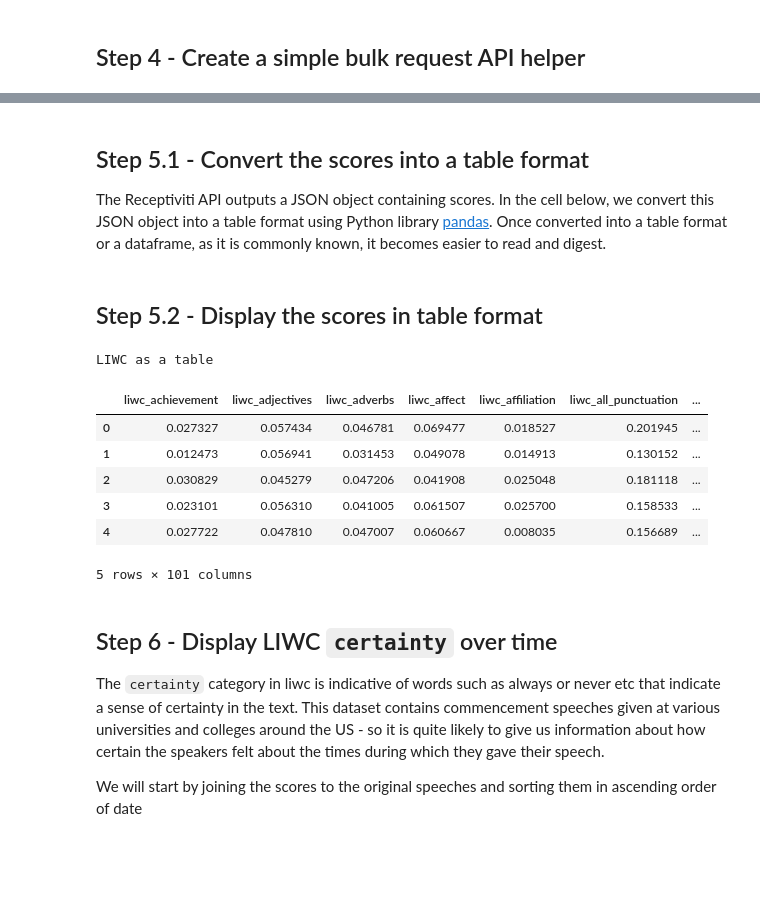
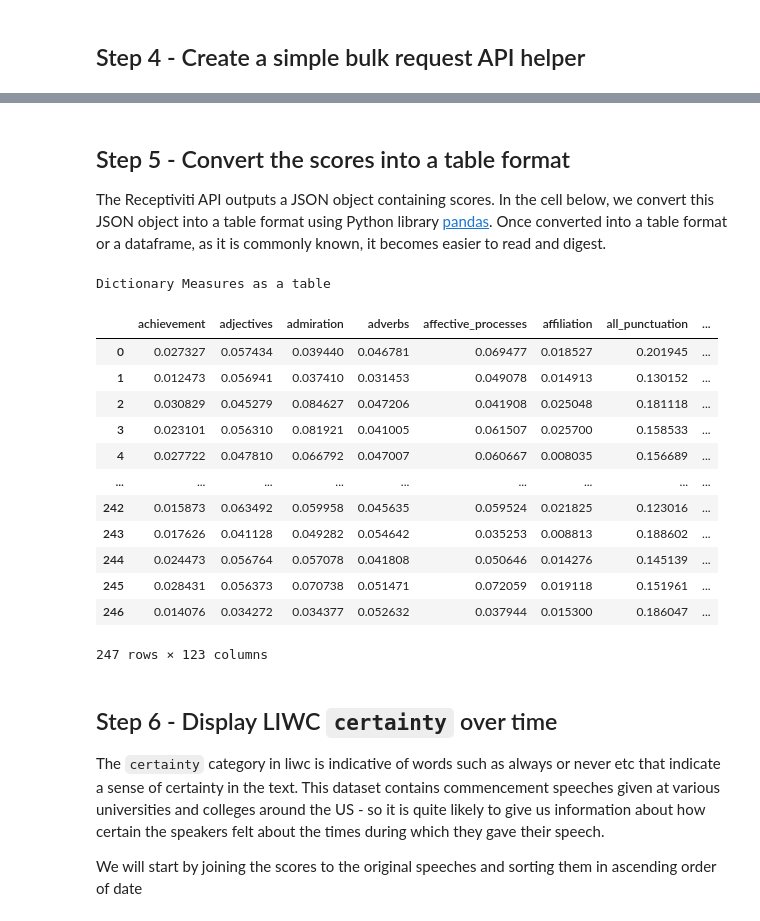
Before and after one commit to Receptiviti/api_tutorials_demos, a Jupyter notebook: tutorials/python/Aggregating LIWC Scores.ipynb, the cells around one changed output, grey strips where cells are left out. Saved outputs shown, nothing was run; the diff lists cells and outputs as text; code cells hidden in the pictures; blank space fills up the shorter version.

Commit message:
YARP-337 Updated Aggregating liwc scores

```diff
--- a/tutorials/python/Aggregating LIWC Scores.ipynb
+++ b/tutorials/python/Aggregating LIWC Scores.ipynb
@@ -94,43 +106,44 @@ print(json.dumps(results, indent=4)[0:10000])
 # %% [markdown]
-## Step 5.1 -  Convert the scores into a table format
+## Step 5 -  Convert the scores into a table format
 
 The Receptiviti API outputs a JSON object containing scores. In the cell below, we convert this JSON object into a table format using Python library [pandas](http://pandas.pydata.org/). Once converted into a table format or a dataframe, as it is commonly known, it becomes easier to read and digest.
-# %%
-import pandas as pd
-
-def convert_scores_to_table(results):
-    liwc_scores, sallee_scores = [], []
-    if len(results)>0:
-        for result in results['results']:
-            if 'liwc' in result:
-                # Pull out liwc scores
-                liwc = {'liwc_'+k:v for k,v in result['liwc']['scores']['categories'].items()}
-                liwc.update({'liwc_'+k:v for k,v in result['liwc']['scores'].items() if k!='categories'})
-                liwc.update({'summary_'+k:v for k,v in result['summary'].items()})
-                liwc_scores.append(liwc)
-
-            if 'sallee' in result:
-                # Pull out sallee scores
-                sallee = {'sallee_' + k: float(v) for k,v in result['sallee']['scores']['emotions'].items()}
-                sallee.update({'sallee_' + k: float(v) for k,v in result['sallee']['scores'].items() if k!='emotions'})
-                sallee.update({'summary_'+k:v for k,v in result['summary'].items()})
-                sallee_scores.append(sallee)
-    return (pd.DataFrame(liwc_scores), pd.DataFrame(sallee_scores))
-# %% [markdown]
-## Step 5.2 - Display the scores in table format
-# %%
-liwc_df, sallee_df = convert_scores_to_table(results)
-print("LIWC as a table")
-display(liwc_df.head())
-# %% [output]
-LIWC as a table
-|  | liwc_achievement | liwc_adjectives | liwc_adverbs | liwc_affect | liwc_affiliation | liwc_all_punctuation | ... |
-| 0 | 0.027327 | 0.057434 | 0.046781 | 0.069477 | 0.018527 | 0.201945 | ... |
-| 1 | 0.012473 | 0.056941 | 0.031453 | 0.049078 | 0.014913 | 0.130152 | ... |
-| 2 | 0.030829 | 0.045279 | 0.047206 | 0.041908 | 0.025048 | 0.181118 | ... |
-| 3 | 0.023101 | 0.056310 | 0.041005 | 0.061507 | 0.025700 | 0.158533 | ... |
-| 4 | 0.027722 | 0.047810 | 0.047007 | 0.060667 | 0.008035 | 0.156689 | ... |
-5 rows × 101 columns
+# %%
+import pandas as pd
+from IPython.display import Markdown
+
+def convert_scores_to_table(results):
+    dictionary_measures = []
+    if len(results)>0:
+        for result in results['results']:
+            if 'dictionary_measures' in result:
+                # Pull out dictionary_measures
+                measures = result['dictionary_measures']
+                measures.update(result['summary'])
+                dictionary_measures.append(measures)
+    return pd.DataFrame(dictionary_measures)
+
+bulk_dictionary_measures_df = convert_scores_to_table(results)
+print("Dictionary Measures as a table")
+if len(bulk_dictionary_measures_df)>0:
+    display(bulk_dictionary_measures_df)
+else:
+    display(Markdown("### **Your plan does not appear to include the LIWC package. If you are interested in adding the LIWC Package to your plan, please [contact us](http://dashboard.receptiviti.com/contact).**<br/>"))
+    display(Markdown("[Documentation on the LIWC package](https://dashboard.receptiviti.com/docs/liwc)<br/>[Our Pricing](https://www.receptiviti.com/pricing)"))
+# %% [output]
+Dictionary Measures as a table
+|  | achievement | adjectives | admiration | adverbs | affective_processes | affiliation | all_punctuation | ... |
+| 0 | 0.027327 | 0.057434 | 0.039440 | 0.046781 | 0.069477 | 0.018527 | 0.201945 | ... |
+| 1 | 0.012473 | 0.056941 | 0.037410 | 0.031453 | 0.049078 | 0.014913 | 0.130152 | ... |
+| 2 | 0.030829 | 0.045279 | 0.084627 | 0.047206 | 0.041908 | 0.025048 | 0.181118 | ... |
+| 3 | 0.023101 | 0.056310 | 0.081921 | 0.041005 | 0.061507 | 0.025700 | 0.158533 | ... |
+| 4 | 0.027722 | 0.047810 | 0.066792 | 0.047007 | 0.060667 | 0.008035 | 0.156689 | ... |
+| ... | ... | ... | ... | ... | ... | ... | ... | ... |
+| 242 | 0.015873 | 0.063492 | 0.059958 | 0.045635 | 0.059524 | 0.021825 | 0.123016 | ... |
+| 243 | 0.017626 | 0.041128 | 0.049282 | 0.054642 | 0.035253 | 0.008813 | 0.188602 | ... |
+| 244 | 0.024473 | 0.056764 | 0.057078 | 0.041808 | 0.050646 | 0.014276 | 0.145139 | ... |
+| 245 | 0.028431 | 0.056373 | 0.070738 | 0.051471 | 0.072059 | 0.019118 | 0.151961 | ... |
+| 246 | 0.014076 | 0.034272 | 0.034377 | 0.052632 | 0.037944 | 0.015300 | 0.186047 | ... |
+247 rows × 123 columns
 # %% [markdown]
 ## Step 6 - Display LIWC `certainty` over time
 
```
Also changed, not shown: parts of 9 cells of this notebook, 3 other files.
